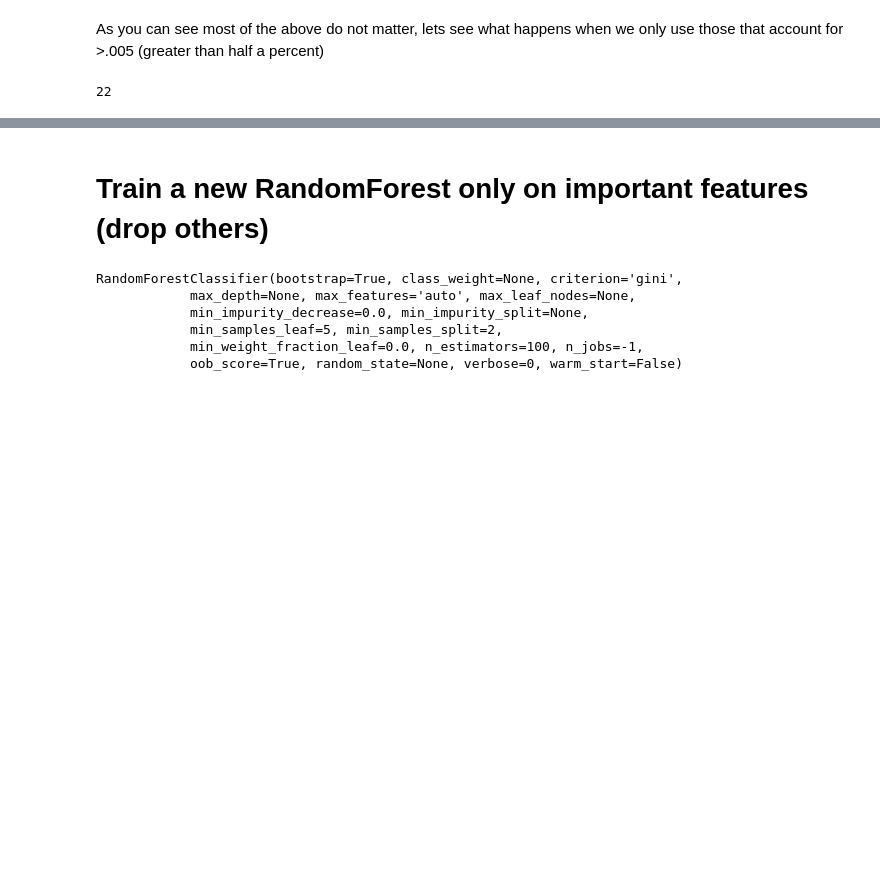
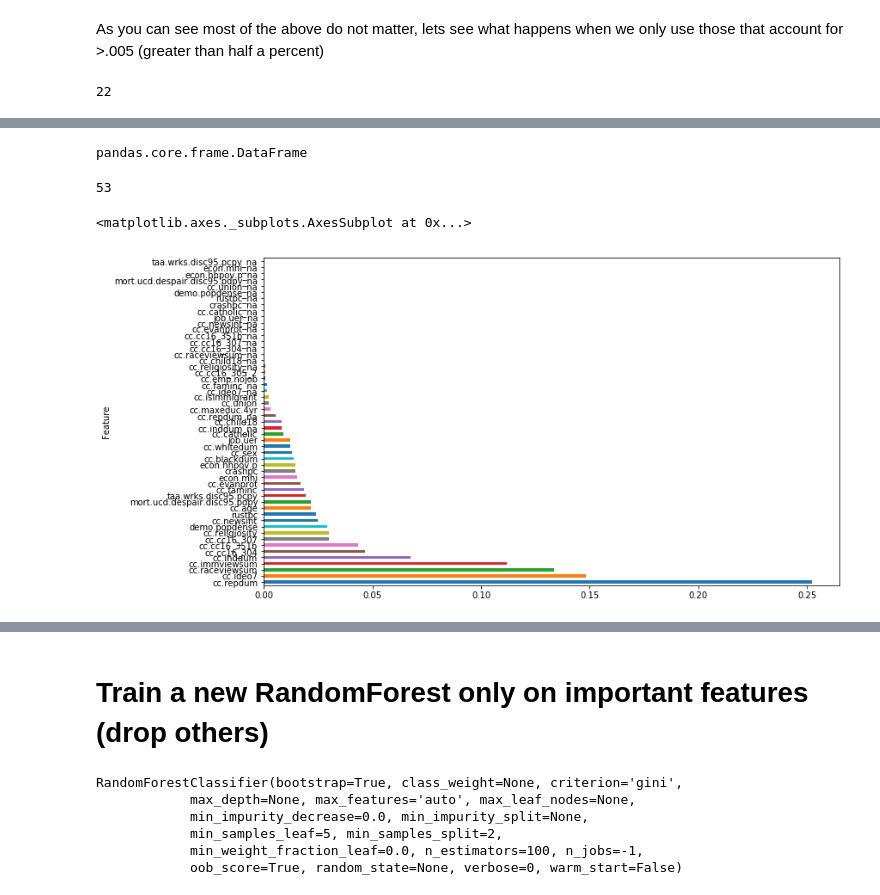
Before and after one commit to kperkins411/VoterAnalysis, a Jupyter notebook: VA_RandomForest.ipynb, the cells around one changed output, grey strips where cells are left out. Drawn from its saved outputs; the diff is of its cells as text; code cells hidden in the pictures; blank space fills up the shorter version.

```diff
--- a/VA_RandomForest.ipynb
+++ b/VA_RandomForest.ipynb
@@ -229,0 +322,10 @@ to_keep=fi[fi.imp>0.008].cols; len(to_keep)
+# %%
+type(perm_imp_rfpimp)
+len(perm_imp_rfpimp)
+# perm_imp_rfpimp.plot(kind='barh',y="Feature", x='Importance', figsize=(12,7), legend=False)
+perm_imp_rfpimp.plot(x='Feature',y='Importance',kind= 'barh', figsize=(12,7), legend=False)
+# %% [output]
+pandas.core.frame.DataFrame
+53
+<matplotlib.axes._subplots.AxesSubplot at 0x...>
+[figure, added]
```
Also changed, not shown: parts of 24 cells of this notebook, 2 other files.
